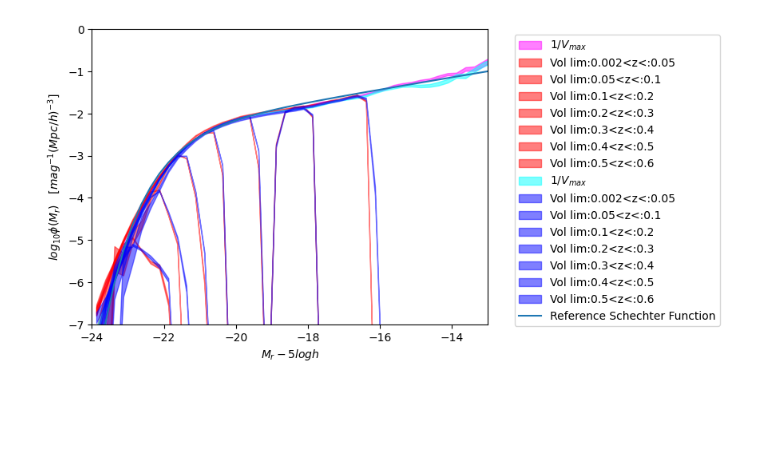
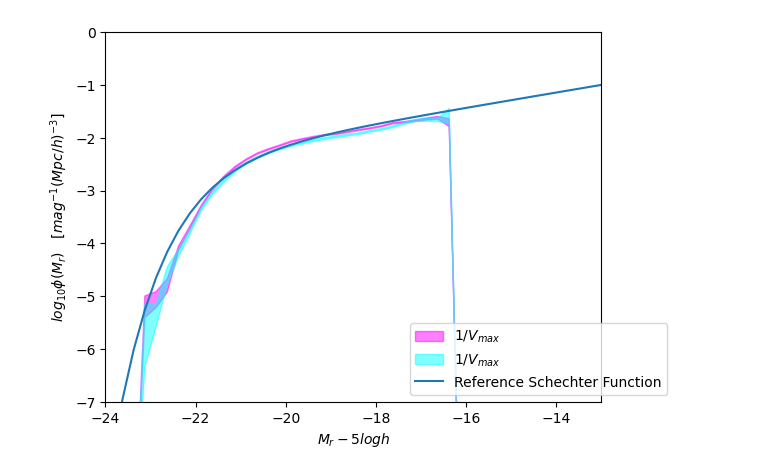
Before and after one commit to ShaunMCole/ShaunColeDESI, a Jupyter notebook: LFPLotting.ipynb, the cells around one changed output. Saved outputs shown, nothing was run; the diff lists cells and outputs as text; code cells hidden in the pictures; blank space fills up the shorter version.

Commit message:
Updates include overplotting two LF estimates and fitting dN/dz

```diff
--- a/LFPLotting.ipynb
+++ b/LFPLotting.ipynb
@@ -7,7 +7,10 @@ from astropy.table import join,Table,Column,vstack
 from astropy.io import fits
 
 # Name of file containing LF estimates
-LF_FILE='LF_Sept2025.fits'
+LF_FILE='LF_Y3_Sept2025_photounbiased_z0p05to0p1.fits'
+#LF_FILE='LF_Sept2025.fits'
+
+Plotslices = False
 
 # Specify regions to loop over
 regions=('S','N')
@@ -15,16 +18,19 @@ regions=('S','N')
 
 # Read the redshift bins
 SLICES= Table.read(LF_FILE,hdu='SLICES')
+print(SLICES)
 zbin_edges=SLICES["zbin_edges"]
 print("Meta data propogated from the original catalogue selection cuts and choices:")
 print(SLICES.meta)
 print('redshift cuts:',zbin_edges)
 
 # Replot all the estimates
-print('Replotting')
+print('Plotting')
 
 fig = plt.figure()         #defining so legend can be shifted
 ax = fig.add_subplot(111)
+
+
 
 # Loop over regions
 ireg = -1
@@ -32,15 +38,17 @@ col=('magenta','cyan') # colours for S and N overall 1/Vmax LFs
 colz=('red','blue') # colours for S and N redshift slices
 for reg in regions:
     ireg += 1
-    #Replot the overall 1/Vmax LF estimate
+    #Plot the overall 1/Vmax LF estimate
     LF=Table.read(LF_FILE,hdu='LFVMAX'+reg)
     plt.fill_between(LF["magbins"],LF["log_phi_vmax_low"],LF["log_phi_vmax_hi"],color=col[ireg],alpha=0.5,label="$1/V_{max}$")
 
-    #loop over redshift bins
+    #loop over redshift bins and overplot the estimates from each slice with no correction for (partially) empty bins
     for jzbin in range(0,zbin_edges.size-1):
         zlabel=f"Vol lim:{zbin_edges[jzbin]}<z<:{zbin_edges[jzbin+1]}"
         LF=Table.read(LF_FILE,hdu='LFVLIM'+reg+str(jzbin))
-        plt.fill_between(LF["magbins"],LF["log_phi_vmax_low"],LF["log_phi_vmax_hi"],color=colz[ireg],alpha=0.5,label=zlabel)
+        if Plotslices:
+            plt.fill_between(LF["magbins"],LF["log_phi_vmax_low"],LF["log_phi_vmax_hi"],color=colz[ireg],alpha=0.5,label=zlabel)
+
 
 # Reference Schechter function from Sam's draft paper Table 1
 phi_star=10.0**(-2.13)
@@ -65,67 +73,4 @@ bb.x0 += xOffset
 bb.x1 += xOffset
 leg.set_bbox_to_anchor(bb, transform = ax.transAxes)
 plt.show()
-
-# Replot all the estimates without errors
-print('Replotting without errors but with boosts and shifts for incomplete bins')
-fig = plt.figure()         #defining so legend can be shifted
-ax = fig.add_subplot(111)
-
-# Reference Schechter function from Sam's draft paper Table 1
-plt.plot(LF["magbins"],log_phi_sch, label='Reference Schechter Function')
-
-
-dmag=LF["magbins"][1]-LF["magbins"][0] # magnitude bin spacing
-ireg = -1
-style=('solid','dotted','dashed','dashdot','solid','dotted','dashed')
-for reg in regions:
-    ireg += 1
-    # Replot the overall 1/Vmax LF estimate
-    LF=Table.read(LF_FILE,hdu='LFVMAX'+reg)
-    plt.plot(LF["magbins"],LF["log_phi_vmax"],color=col[ireg],alpha=0.5,label="$1/V_{max}$")
-    # Read the faint and bright absolute magnitude bounds for this region
-    BOUNDS=Table.read(LF_FILE,hdu='BOUNDS_'+reg)
-
-    # loop over redshift bins
-    for jzbin in range(0,zbin_edges.size-1):
-        zlabel=f"Vol lim:{zbin_edges[jzbin]}<z<:{zbin_edges[jzbin+1]}"
-        LF=Table.read(LF_FILE,hdu='LFVLIM'+reg+str(jzbin))
-
-
-        # Determine completeness of each magnitude bin from the bounding absolute magnitudes of this redshift slice
-
-        #print('region',reg)
-        #print('jzbin',jzbin)
-        #print('bounds:',bright_bound[ireg,jzbin],faint_bound[ireg,jzbin])
-        maghi=np.clip(LF["magbins"]+0.5*dmag,-100.0,BOUNDS["faint"][jzbin]) # hi-edge of occupied portion of the bin
-        maglo=np.clip(LF["magbins"]-0.5*dmag,BOUNDS["bright"][jzbin],100.0) # lo-edge of occupied portion of the bin
-        compl=np.clip((maghi-maglo)/dmag,0.0,1.0) #fraction of the bin occupied
-
-        magbins_shifted=np.copy(LF["magbins"])
-        notcomplete=(compl<1.0) & (compl>0.0)
-        magbins_shifted[notcomplete]=0.5*(maghi[notcomplete]+maglo[notcomplete]) # just shift the partially complete bins
-
-        magshifts=(LF["magbins"]-magbins_shifted)/dmag
-        # mask empty bins and don't plot them
-        mask=compl>0.0
-        #print('magbinshifts',magshifts[mask])
-        #print('boosts:',-np.log10(compl[mask]))
-        plt.plot(magbins_shifted[mask],LF["log_phi_vmax"][mask]-np.log10(compl[mask]),color=colz[ireg],alpha=0.5,label=zlabel,linestyle=style[jzbin])
-
-
-plt.xlabel('$M_r - 5 log h$')
-plt.ylabel('$log_{10} \phi(M_r)\quad  [mag^{-1} (Mpc/h)^{-3}]$')
-plt.xlim([-24,-13])
-plt.ylim([-7,0.0])
-leg=plt.legend()
-
-plt.draw() # Draw the figure so you can find the positon of the legend.
-# Get the bounding box of the original legend
-bb = leg.get_bbox_to_anchor().transformed(ax.transAxes.inverted())
-# Change to location of the legend.
-xOffset = 0.6
-bb.x0 += xOffset
-bb.x1 += xOffset
-leg.set_bbox_to_anchor(bb, transform = ax.transAxes)
-plt.show()
 # %% [output]
@@ -145 +88 @@ Replotting
-[figure, old version]
+[figure, new version]
```
Also changed, not shown: parts of 3 cells of this notebook, 6 other files.
